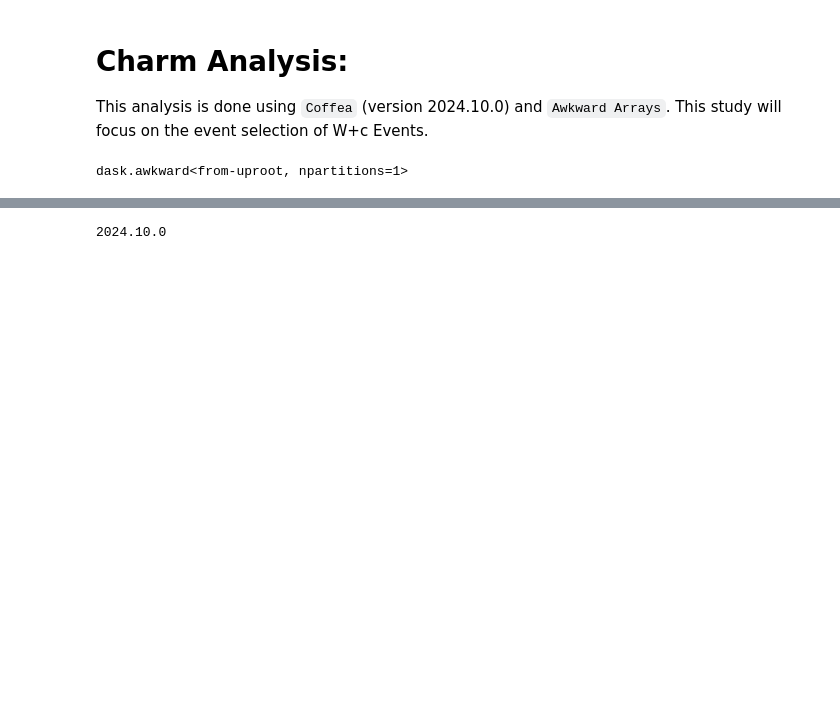
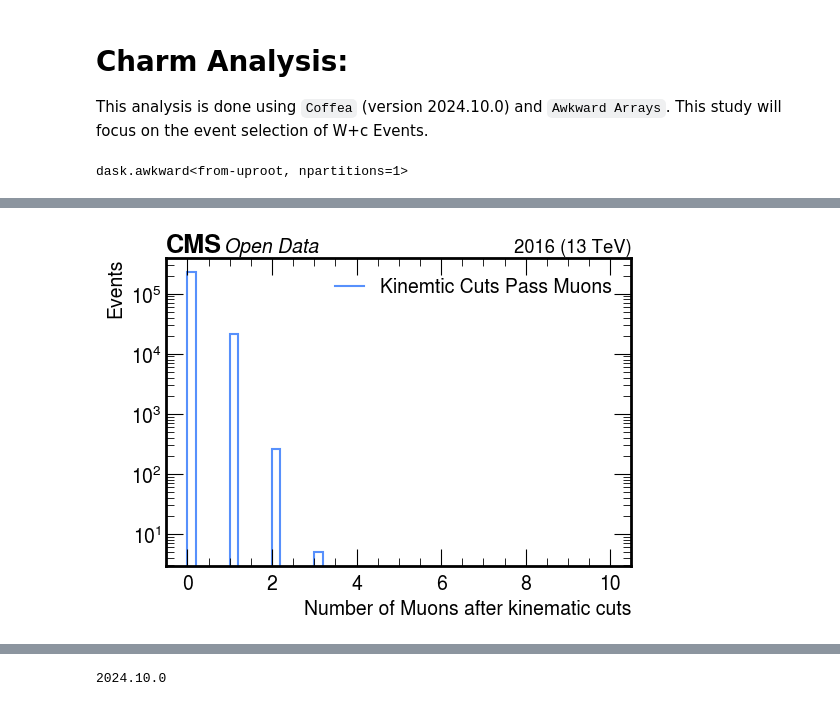
Before and after one commit to xondikoi03/charmTaggingAnalysis, a Jupyter notebook: Coffea/notebooks/charmAnalysis.ipynb, the cells around one changed output, grey strips where cells are left out. Drawn from its saved outputs; the diff is of its cells as text; code cells hidden in the pictures; blank space fills up the shorter version.

```diff
--- a/Coffea/notebooks/charmAnalysis.ipynb
+++ b/Coffea/notebooks/charmAnalysis.ipynb
@@ -60,8 +60,8 @@ RecoMuons = events.Muon
 Selection_Cuts = (
     (RecoMuons.pt > 35) &
     (abs(RecoMuons.eta) < 2.4) &
-    (abs(RecoMuons.pfRelIso04_all) < 0.15) &
-    (RecoMuons.tightId == 1)
+    (abs(RecoMuons.pfRelIso04_all) < 0.15)
+    # (RecoMuons.tightId == 1)
 )
 
 # M_T Selection Cut:
@@ -69,13 +69,21 @@ MET = events.MET
 Muon_Mt = np.sqrt(2 * RecoMuons.pt * MET.pt * (1 - np.cos(RecoMuons.phi - MET.phi)))
 Selection_Cuts = Selection_Cuts & (Muon_Mt > 55)
 Muons_Sel = RecoMuons[Selection_Cuts]
-Sorted_Muons = Muons_Sel[dak.argsort(Muons_Sel.pt, ascending=False)]
 
-# Leading Muon Pt:
+# Leading Muon Collection and Transverse Momentum:
+Leading_Muons = dak.firsts(Muons_Sel)
+none_val_mask = dak.is_none(Leading_Muons.pt) # all None values
+Leading_Muons_Clean = Leading_Muons[~none_val_mask] # discard all none values
+Leading_Muons_Clean_Pt = Leading_Muons_Clean.pt
 
 # Number of Sorted Muons & passCuts for OS:
-nMuons = dak.num(Sorted_Muons)
-OS_mask = (ak.num(Sorted_Muons.charge, axis=1) == 0) | (nMuons >=2)
+nMuons = dak.num(Muons_Sel)
+
+# Sub-Leading Muon Collection and Transverse Momentum:
+sublead_mask = nMuons > 1
+Subleading_Muons = Muons_Sel[sublead_mask][:,1]
+
+OS_mask = (ak.num(Muons_Sel.charge, axis=1) == 0) | (nMuons >=2)
 Selected_Muons_PassCuts = ~OS_mask
  # Final Selection of Muons:
-fMuons = Sorted_Muons[Selected_Muons_PassCuts]
+fMuons = Muons_Sel[Selected_Muons_PassCuts]
@@ -203,0 +118,14 @@ make_hist(
+# %%
+# Number of Muons after Kinematic Cuts:
+nMuons_Sel = dak.num(Muons_Sel.pt)
+make_hist(
+    nMuons_Sel,
+    50, 0, 10,
+    "Number of Muons after kinematic cuts",
+    "Events",
+    "Kinemtic Cuts Pass Muons",
+    fname="Plots/nMuons_woTightID.png",
+    logy=True
+)
+# %% [output]
+[figure, added]
```
Also changed, not shown: parts of 10 cells of this notebook, 5 other files.
